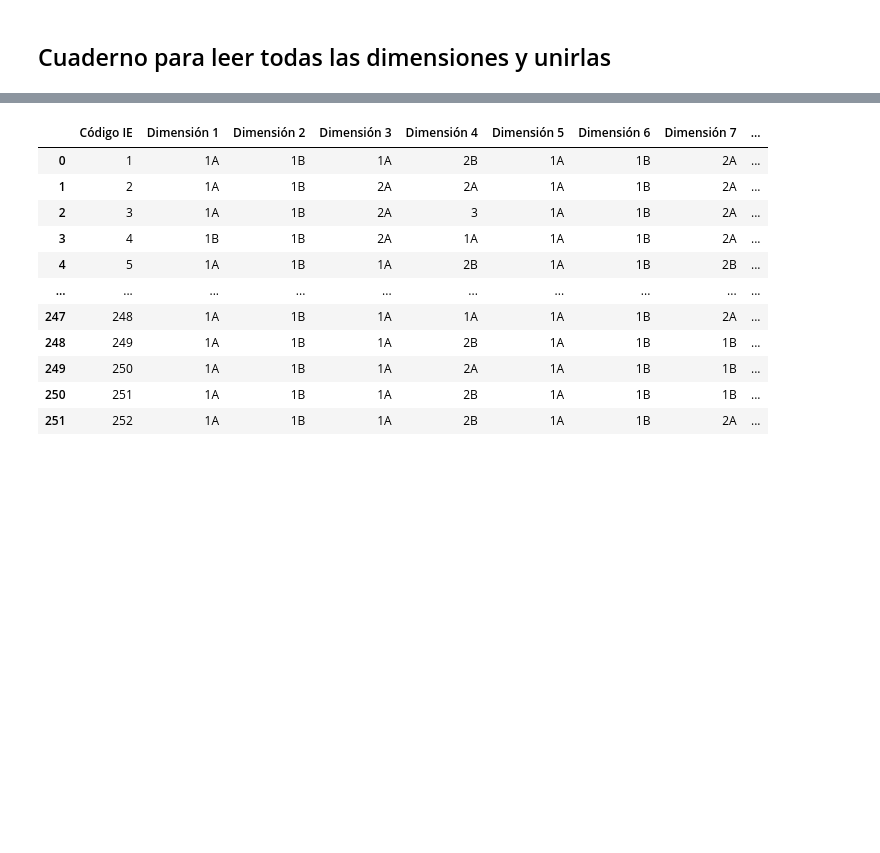
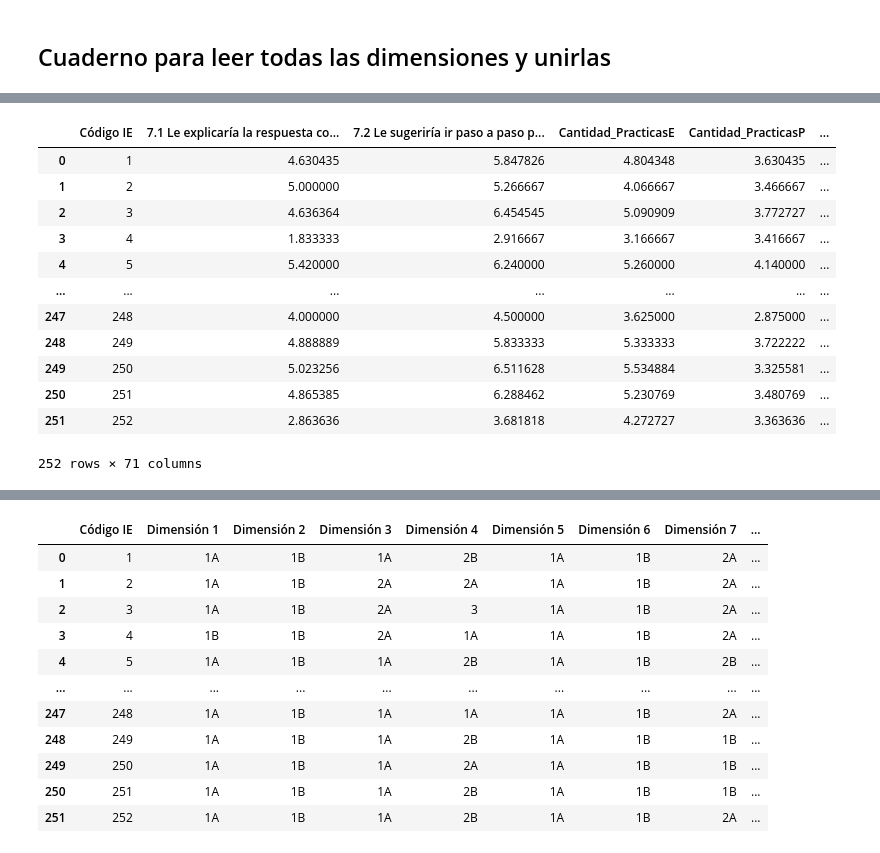
Before and after one commit to Grupo-Informatica-Educativa/CFK2022, a Jupyter notebook: utils/cleaners/Marco_consolidacion/Acumulativo.ipynb, the cells around one changed output, grey strips where cells are left out. Cells and saved outputs as stored; diff of their text form; code cells hidden in the pictures; blank space fills up the shorter version.

```diff
--- a/utils/cleaners/Marco_consolidacion/Acumulativo.ipynb
+++ b/utils/cleaners/Marco_consolidacion/Acumulativo.ipynb
@@ -21 +43,18 @@ D2[D2.index==195]
+# %%
+D3 = pd.read_excel('Dimensión 3.xlsx')
+D3
+# %% [output]
+|  | Código IE | 7.1 Le explicaría la respuesta co... | 7.2 Le sugeriría ir paso a paso p... | Cantidad_PracticasE | Cantidad_PracticasP | ... |
+| 0 | 1 | 4.630435 | 5.847826 | 4.804348 | 3.630435 | ... |
+| 1 | 2 | 5.000000 | 5.266667 | 4.066667 | 3.466667 | ... |
+| 2 | 3 | 4.636364 | 6.454545 | 5.090909 | 3.772727 | ... |
+| 3 | 4 | 1.833333 | 2.916667 | 3.166667 | 3.416667 | ... |
+| 4 | 5 | 5.420000 | 6.240000 | 5.260000 | 4.140000 | ... |
+| ... | ... | ... | ... | ... | ... | ... |
+| 247 | 248 | 4.000000 | 4.500000 | 3.625000 | 2.875000 | ... |
+| 248 | 249 | 4.888889 | 5.833333 | 5.333333 | 3.722222 | ... |
+| 249 | 250 | 5.023256 | 6.511628 | 5.534884 | 3.325581 | ... |
+| 250 | 251 | 4.865385 | 6.288462 | 5.230769 | 3.480769 | ... |
+| 251 | 252 | 2.863636 | 3.681818 | 4.272727 | 3.363636 | ... |
+252 rows × 71 columns
 # %%
```
Also changed, not shown: parts of 8 cells of this notebook, 34 other files.
